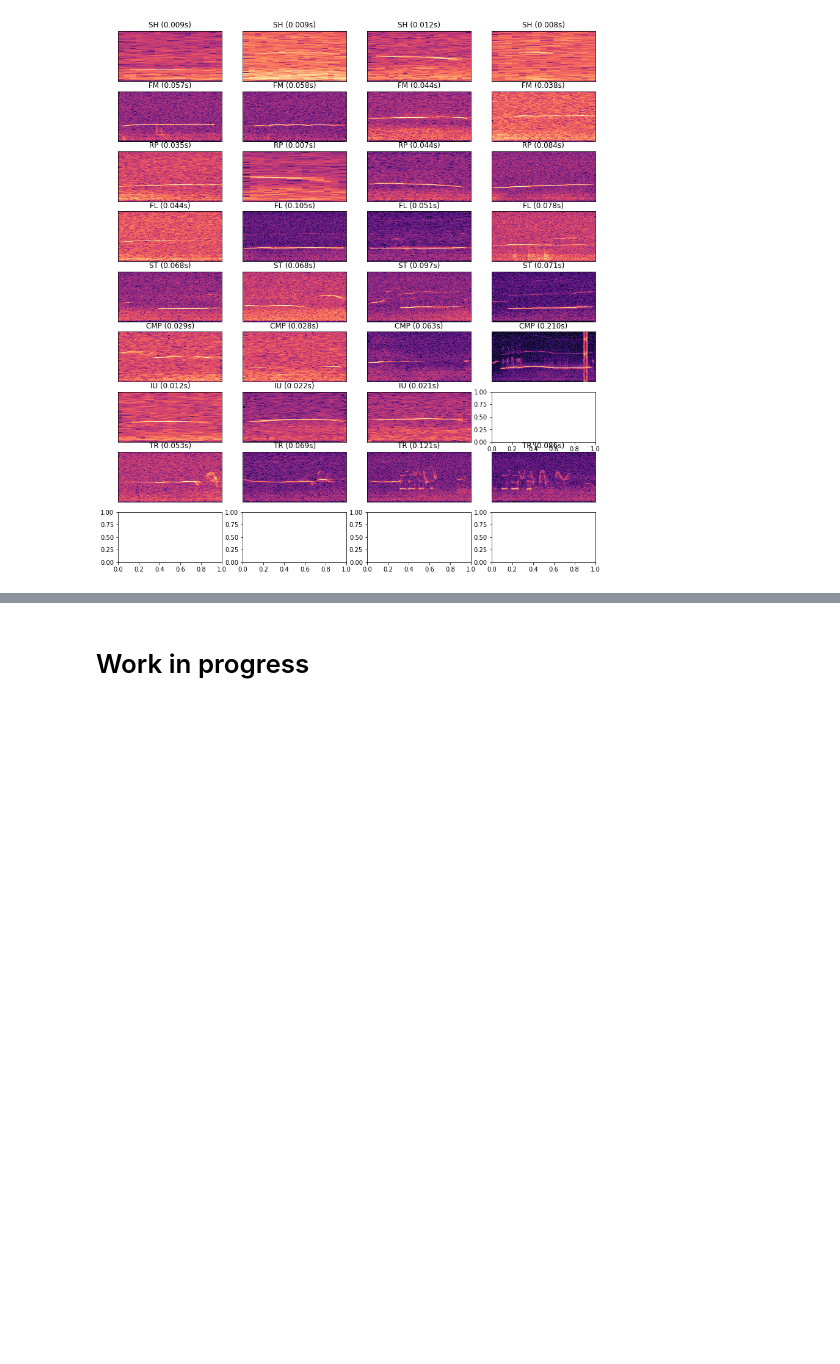
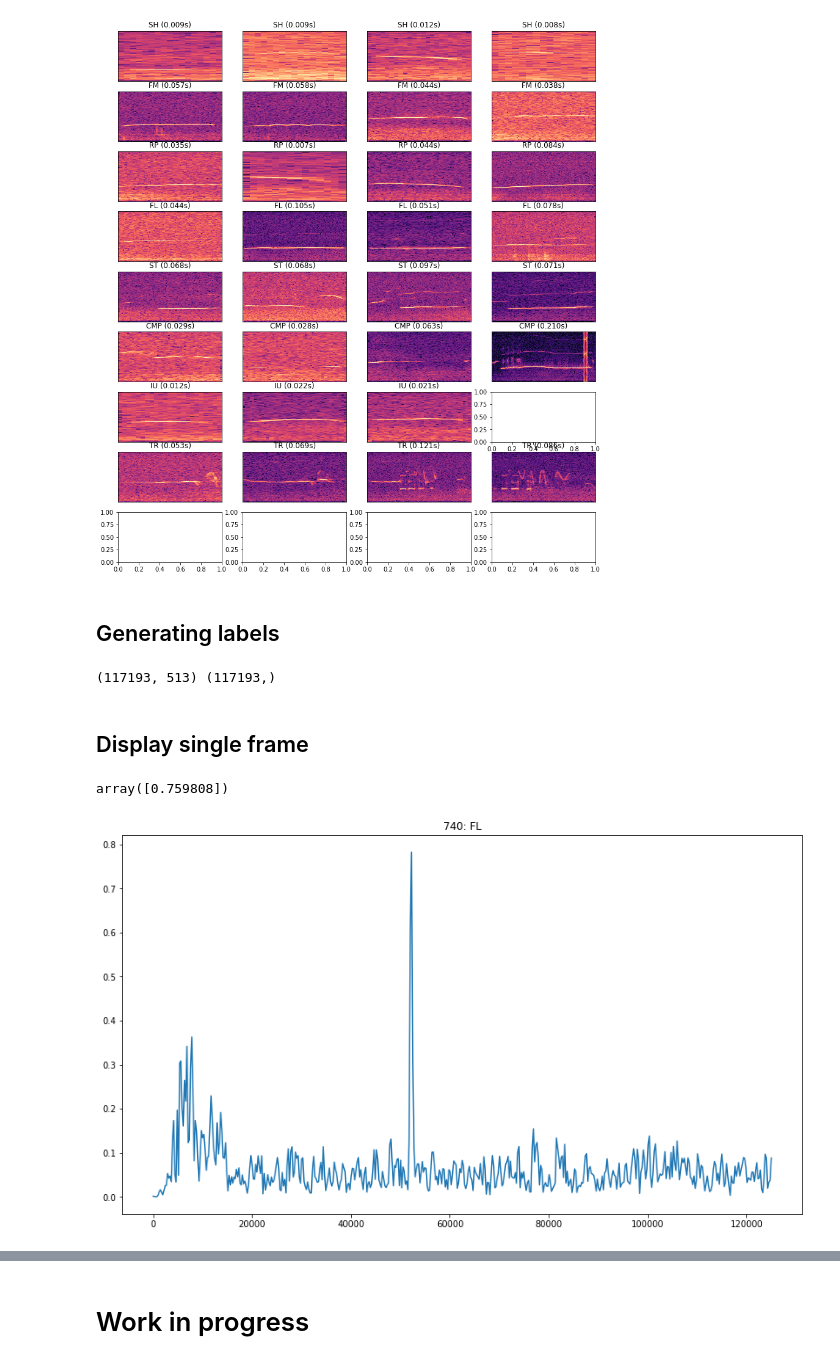
Before and after one commit to pkubiak/happy-szczurki, a Jupyter notebook: Generate Datasets.ipynb, the cells around one changed output, grey strips where cells are left out. Saved outputs shown, nothing was run; the diff lists cells and outputs as text; code cells hidden in the pictures; blank space fills up the shorter version.

```diff
--- a/Generate Datasets.ipynb
+++ b/Generate Datasets.ipynb
@@ -106,17 +101,19 @@ labels.tail(20)
 %matplotlib inline
 # https://towardsdatascience.com/audio-classification-using-fastai-and-on-the-fly-frequency-transforms-4dbe1b540f89
 
-cache = {}
+def get_audio(path):
+    if path not in get_audio.cache:
+        get_audio.cache[path] = librosa.load(path, sr=None)
+    return get_audio.cache[path]
+get_audio.cache = {}
+
 
 def show_single_marker(row, n_fft=512, hop_length=128, ax=None, verbose=False):
     if verbose:
         print(row)
     path = f"{DATA_ROOT_PATH}/{row['Begin File']}"
 
-    if path not in cache:
-        cache[path] = librosa.load(path, sr=None)
-
-    y, sr = cache[path]
+    y, sr = get_audio(path)
     assert sr == 250000
 
     start_frame = int(row['Relative Begin Time (s)'] * sr)
@@ -148,3 +145,44 @@ for j, usv_type in enumerate(USV_TYPES):
 # plt.colorbar(format='%+2.0f dB',)
 # %% [output]
 [figure]
+# %% [markdown]
+## Generating labels ##
+# %%
+def extract_audio_frames(audio_name, data, n_fft=1024, hop_length=256):
+    audio_data, sr = get_audio(f"{DATA_ROOT_PATH}/{audio_name}")
+
+    def t2f(time):
+        return librosa.core.time_to_frames(time, sr=sr, hop_length=hop_length, n_fft=n_fft)
+
+    stft = librosa.stft(audio_data, n_fft=n_fft, hop_length=256)
+    stft = np.abs(np.moveaxis(stft, 0, -1))
+
+    frames_labels = np.array([None]*stft.shape[0])
+    for idx, row in data[data['Begin File'] == audio_name].iterrows():
+        start = t2f(row['Relative Begin Time (s)'])
+        end = t2f(row['Relative End Time (s)'])
+
+        # WARNING: add some offset to range boundaries ???
+        frames_labels[start:end] = row['USV TYPE']
+
+    return stft, frames_labels
+# %%
+X, y = extract_audio_frames(SOURCE_FILE, labels)
+print(X.shape, y.shape)
+# %% [output]
+(117193, 513) (117193,)
+# %% [markdown]
+## Display single frame ##
+# %%
+%matplotlib inline
+
+x_hz = librosa.core.fft_frequencies(250000, 1024)
+
+N = 740
+plt.figure(figsize=(14,8))
+sns.lineplot(x_hz, X[N]).set_title(f"{N}: {y[N]}")
+
+librosa.core.frames_to_time([N], sr=250000, hop_length=256, n_fft=1024)
+# %% [output]
+array([0.759808])
+[figure, added]
```
Also changed, not shown: parts of 11 cells of this notebook.
